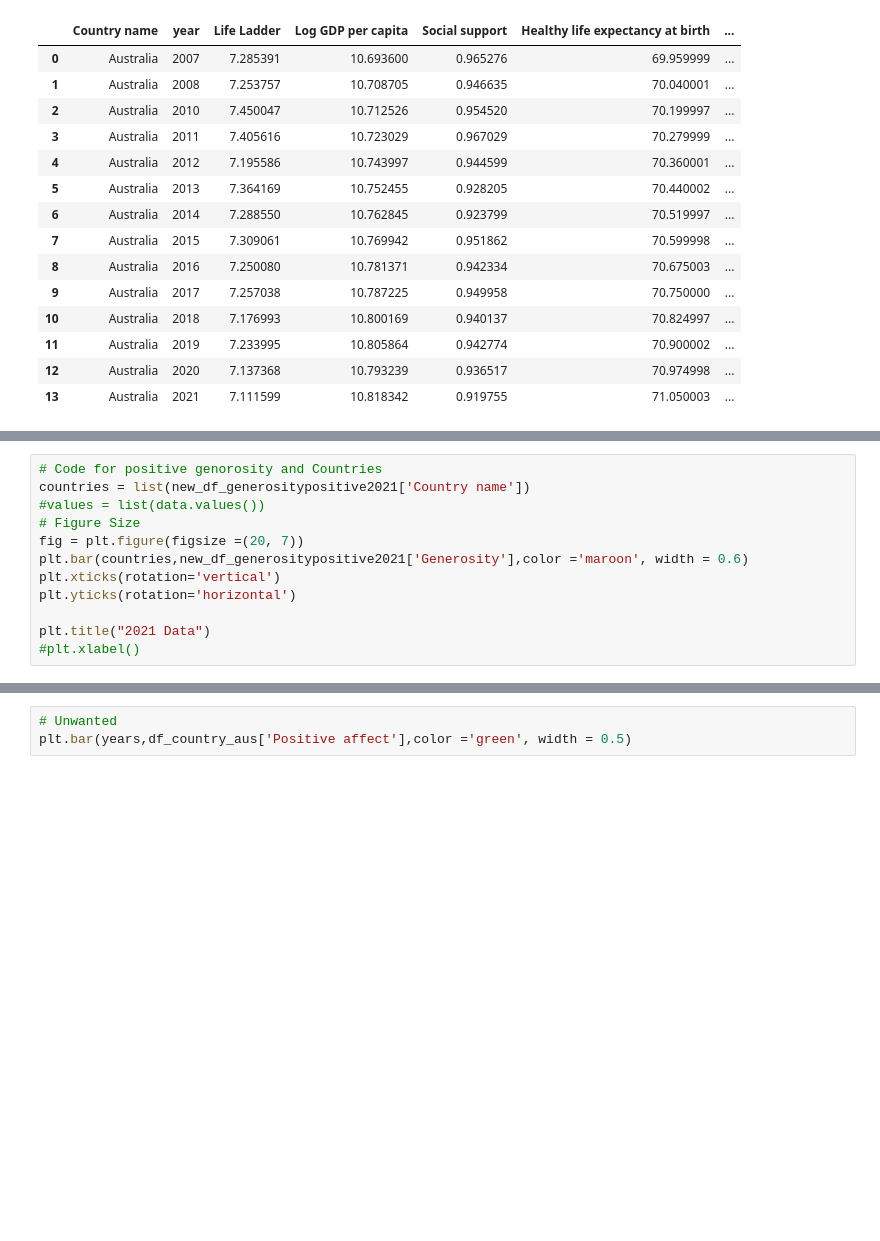
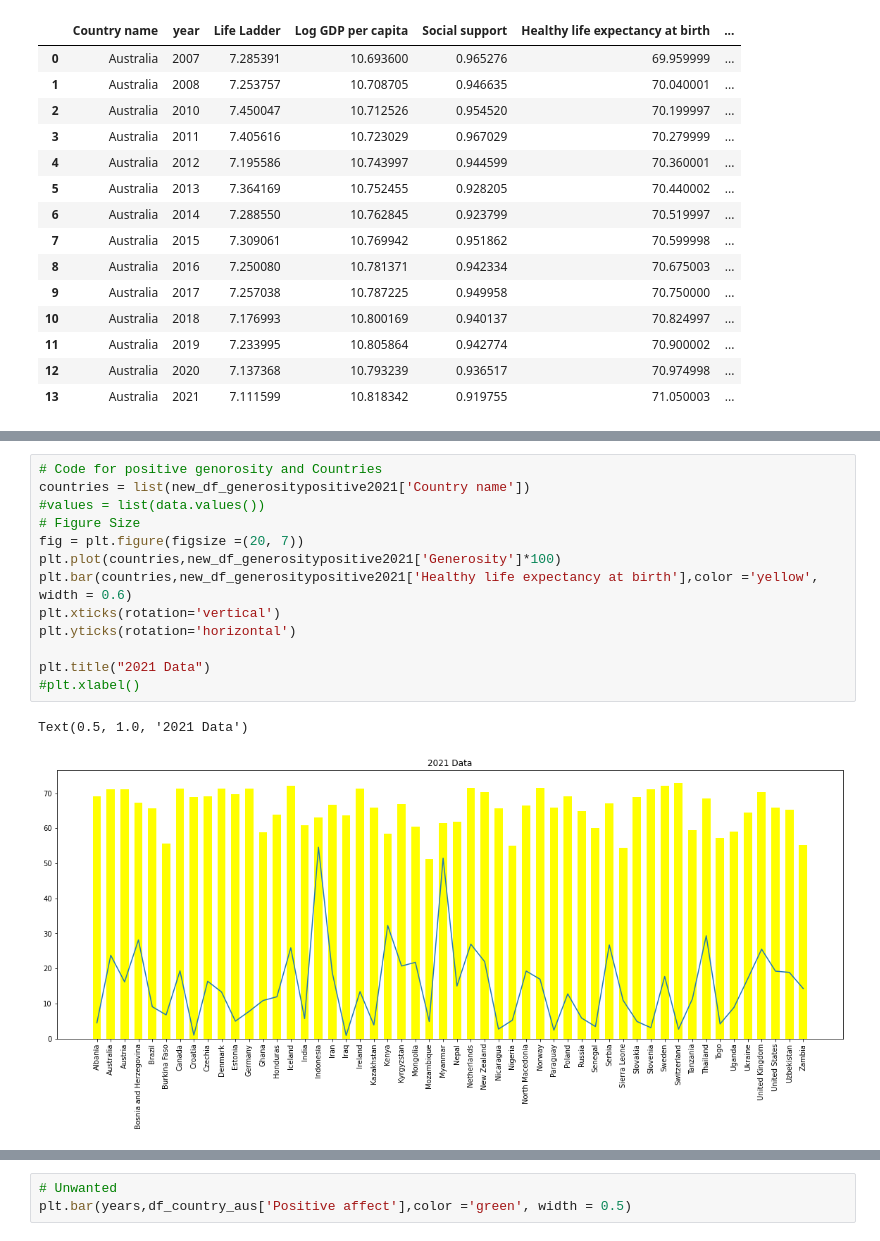
Before and after one commit to ArchanaKarri/Project-One, a Jupyter notebook: Happiness-Analysis.ipynb, the cells around one changed output, grey strips where cells are left out. Saved outputs shown, nothing was run; the diff lists cells and outputs as text; blank space fills up the shorter version.

```diff
--- a/Happiness-Analysis.ipynb
+++ b/Happiness-Analysis.ipynb
@@ -48,15 +66,19 @@ new_df_generositypositive2021
 # %%
 # Code for positive genorosity and Countries
 countries = list(new_df_generositypositive2021['Country name'])
 #values = list(data.values())
 # Figure Size
 fig = plt.figure(figsize =(20, 7))
-plt.bar(countries,new_df_generositypositive2021['Generosity'],color ='maroon', width = 0.6)
+plt.plot(countries,new_df_generositypositive2021['Generosity']*100)
+plt.bar(countries,new_df_generositypositive2021['Healthy life expectancy at birth'],color ='yellow', width = 0.6)
 plt.xticks(rotation='vertical')
 plt.yticks(rotation='horizontal')
 
 plt.title("2021 Data")
 #plt.xlabel()
+# %% [output]
+Text(0.5, 1.0, '2021 Data')
+[figure, added]
 # %%
 new_df_generositynegative2021=new_df2021[new_df2021['Generosity']<=0]
 new_df_generositynegative2021
```
Also changed, not shown: parts of 10 cells of this notebook.
